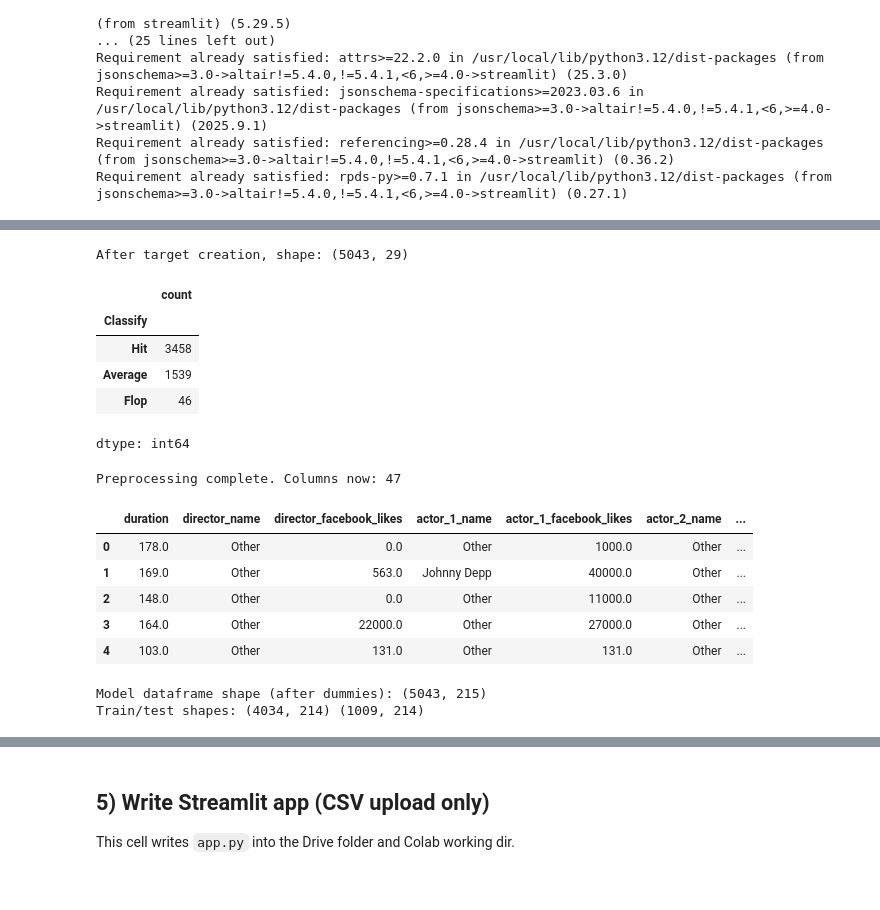
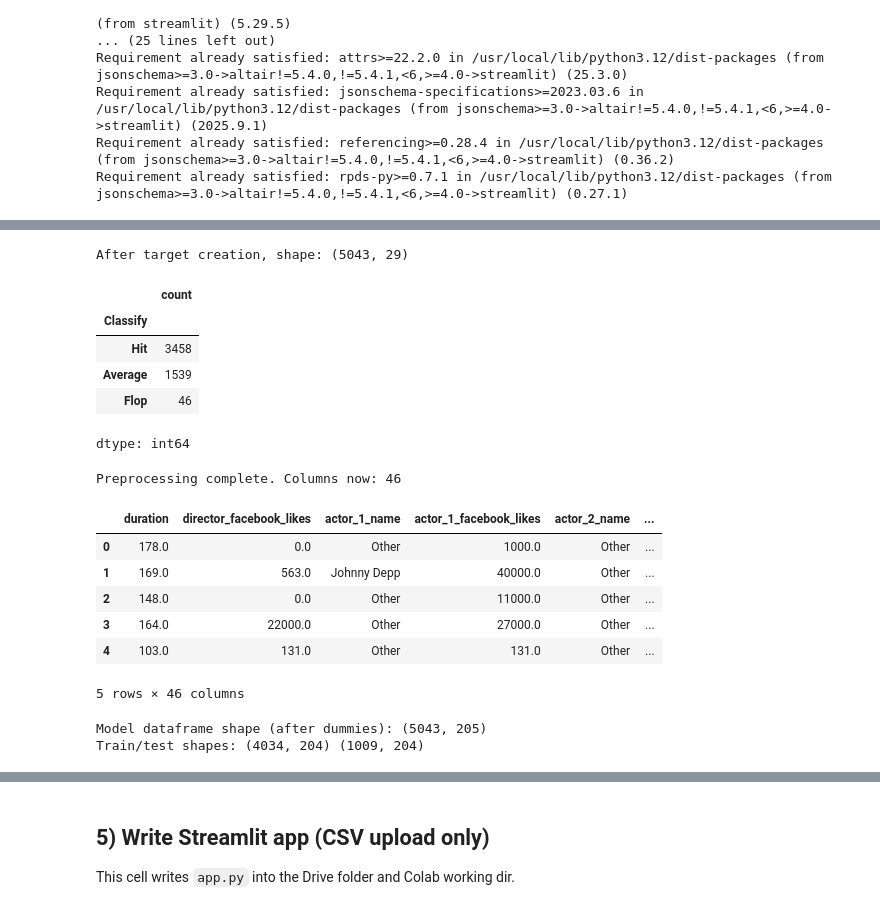
Before and after one commit to Ishuu088/Movie_Success_Prediction, a Jupyter notebook: movie_prediction_colab.ipynb, the cells around one changed output, grey strips where cells are left out. Saved outputs shown, nothing was run; the diff lists cells and outputs as text; code cells hidden in the pictures.

```diff
--- a/movie_prediction_colab.ipynb
+++ b/movie_prediction_colab.ipynb
@@ -64,7 +64,7 @@ def categorize(score):
 df['Classify'] = df['imdb_score'].apply(categorize)
 df = df[~df['Classify'].isna()].reset_index(drop=True)
 
-cols = ['duration','director_name','director_facebook_likes',
+cols = ['duration','director_facebook_likes',
         'actor_1_name','actor_1_facebook_likes','actor_2_name','actor_2_facebook_likes',
         'actor_3_name','actor_3_facebook_likes','num_user_for_reviews','num_critic_for_reviews',
         'num_voted_users','cast_total_facebook_likes','movie_facebook_likes','plot_keywords',
@@ -264,7 +264,6 @@ Requirement already satisfied: rpds-py>=0.7.1 in /usr/local/lib/python3.12/dist-
 # %%
 
 import pandas as pd, numpy as np
-pd.options.display.max_columns = 200
 df = pd.read_csv('movie_metadata.csv')
 print('Shape:', df.shape)
 display(df.head())
@@ -333,7 +333,7 @@ print('After target creation, shape:', df.shape)
 display(df['Classify'].value_counts())
 
 # Select relevant columns
-cols = ['duration','director_name','director_facebook_likes',
+cols = ['duration','director_facebook_likes',
         'actor_1_name','actor_1_facebook_likes','actor_2_name','actor_2_facebook_likes',
         'actor_3_name','actor_3_facebook_likes','num_user_for_reviews','num_critic_for_reviews',
         'num_voted_users','cast_total_facebook_likes','movie_facebook_likes','plot_keywords',
@@ -350,47 +350,48 @@ df[numeric_cols] = df[numeric_cols].fillna(df[numeric_cols].median())
 def top_k_replace(series, k=10, other_label='Other'):
     topk = series.fillna('Unknown').value_counts().nlargest(k).index
     return series.fillna('Unknown').where(series.fillna('Unknown').isin(topk), other_label)
-for col in ['director_name','actor_1_name','actor_2_name','actor_3_name']:
+for col in ['actor_1_name','actor_2_name','actor_3_name']:
     if col in df.columns:
         df[col] = top_k_replace(df[col], k=10, other_label='Other')
 
 # Genres first token & top-8
 if 'genres' in df.columns:
     df['genres_first'] = df['genres'].fillna('Unknown').apply(lambda x: str(x).split('|')[0])
     df['genres_first'] = top_k_replace(df['genres_first'], k=8, other_label='Other')
 
 # Top 20 plot keywords binary features
 top_kw = []
 if 'plot_keywords' in df.columns:
     kw_series = df['plot_keywords'].dropna().astype(str).str.split('|').explode()
     top_kw = kw_series.value_counts().nlargest(20).index.tolist()
     for kw in top_kw:
         df[f'kw_{kw}'] = df['plot_keywords'].fillna('').apply(lambda s: 1 if kw in str(s).split('|') else 0)
 
 # Fill categorical missing values
 for col in ['content_rating','language','country','color']:
     if col in df.columns:
         df[col] = df[col].fillna('Unknown')
 if 'aspect_ratio' in df.columns:
     df['aspect_ratio'] = pd.to_numeric(df['aspect_ratio'], errors='coerce').fillna(df['aspect_ratio'].median())
 
 print('Preprocessing complete. Columns now:', df.shape[1])
 display(df.head())
 # %% [output]
 After target creation, shape: (5043, 29)
 |  | count |
 | Classify |  |
 | Hit | 3458 |
 | Average | 1539 |
 | Flop | 46 |
 dtype: int64
-Preprocessing complete. Columns now: 47
+Preprocessing complete. Columns now: 46
-|  | duration | director_name | director_facebook_likes | actor_1_name | actor_1_facebook_likes | actor_2_name | ... |
-| 0 | 178.0 | Other | 0.0 | Other | 1000.0 | Other | ... |
-| 1 | 169.0 | Other | 563.0 | Johnny Depp | 40000.0 | Other | ... |
-| 2 | 148.0 | Other | 0.0 | Other | 11000.0 | Other | ... |
-| 3 | 164.0 | Other | 22000.0 | Other | 27000.0 | Other | ... |
-| 4 | 103.0 | Other | 131.0 | Other | 131.0 | Other | ... |
+|  | duration | director_facebook_likes | actor_1_name | actor_1_facebook_likes | actor_2_name | ... |
+| 0 | 178.0 | 0.0 | Other | 1000.0 | Other | ... |
+| 1 | 169.0 | 563.0 | Johnny Depp | 40000.0 | Other | ... |
+| 2 | 148.0 | 0.0 | Other | 11000.0 | Other | ... |
+| 3 | 164.0 | 22000.0 | Other | 27000.0 | Other | ... |
+| 4 | 103.0 | 131.0 | Other | 131.0 | Other | ... |
+5 rows × 46 columns
 # %%
 
 from sklearn.model_selection import train_test_split
@@ -421,8 +422,8 @@ scaler = StandardScaler()
 X_train[numeric_present] = scaler.fit_transform(X_train[numeric_present])
 X_test[numeric_present] = scaler.transform(X_test[numeric_present])
 # %% [output]
-Model dataframe shape (after dummies): (5043, 215)
-Train/test shapes: (4034, 214) (1009, 214)
+Model dataframe shape (after dummies): (5043, 205)
+Train/test shapes: (4034, 204) (1009, 204)
 # %%
 
 from sklearn.ensemble import RandomForestClassifier
```
Also changed, not shown: parts of 62 cells of this notebook.
